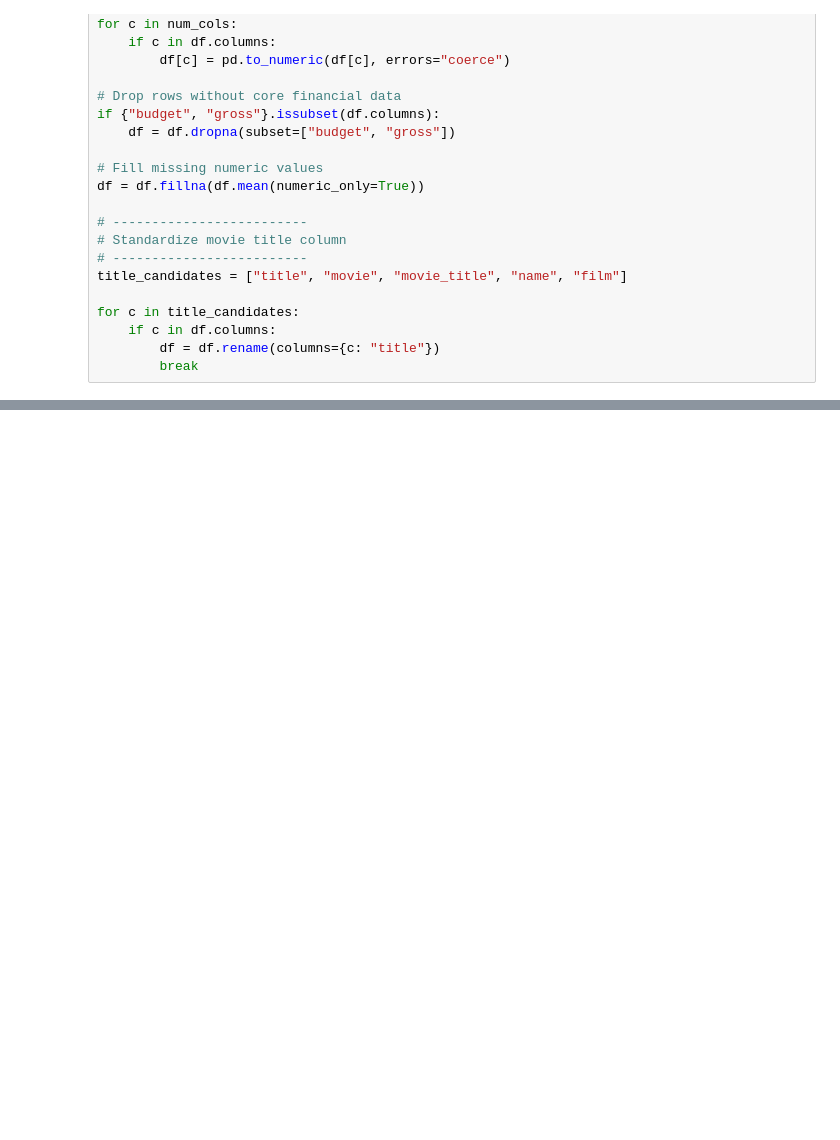
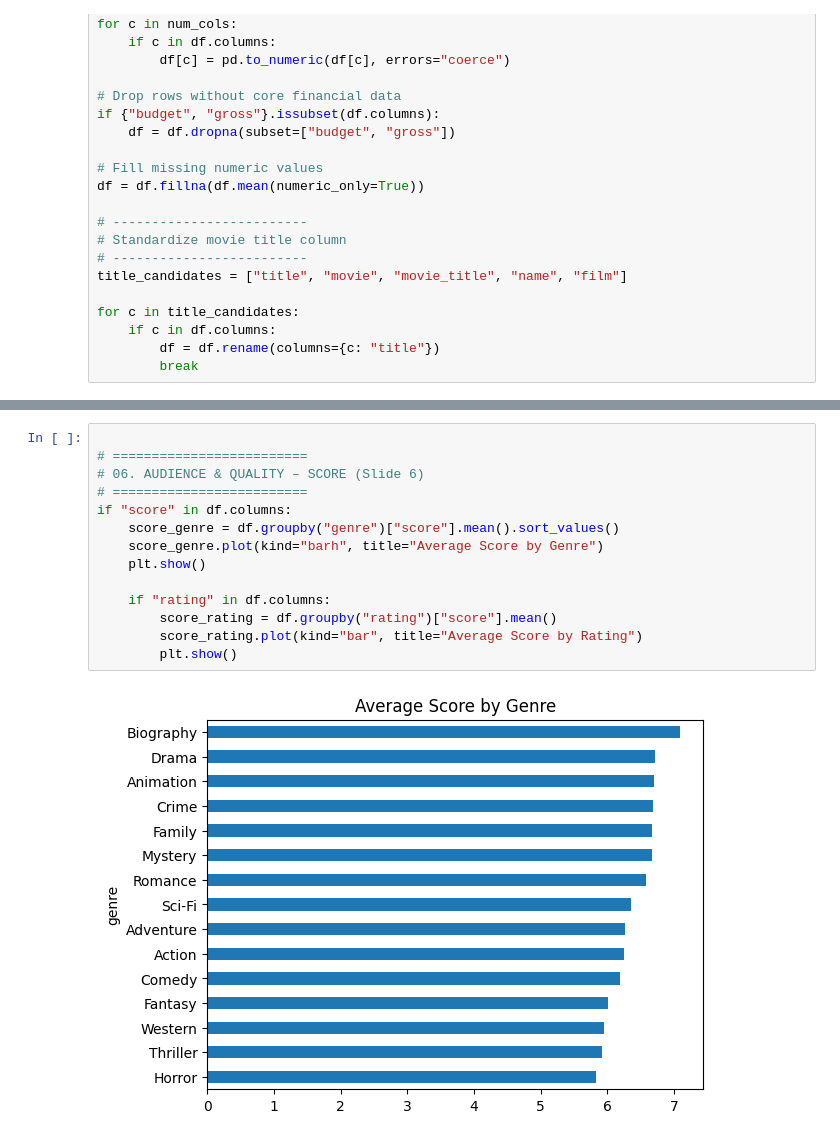
Before and after one commit to Austinohack/Final_project_cybersoft, a Jupyter notebook: analysis/movie_analysis.ipynb, the cells around one changed output, grey strips where cells are left out. Drawn from its saved outputs; the diff is of its cells as text; blank space fills up the shorter version.

```diff
--- a/analysis/movie_analysis.ipynb
+++ b/analysis/movie_analysis.ipynb
@@ -111,0 +108,16 @@ plt.show()
+# %%
+
+# =========================
+# 06. AUDIENCE & QUALITY – SCORE (Slide 6)
+# =========================
+if "score" in df.columns:
+    score_genre = df.groupby("genre")["score"].mean().sort_values()
+    score_genre.plot(kind="barh", title="Average Score by Genre")
+    plt.show()
+
+    if "rating" in df.columns:
+        score_rating = df.groupby("rating")["score"].mean()
+        score_rating.plot(kind="bar", title="Average Score by Rating")
+        plt.show()
+# %% [output]
+[figure, added]
```
Also changed, not shown: parts of 20 cells of this notebook, 6 other files.
